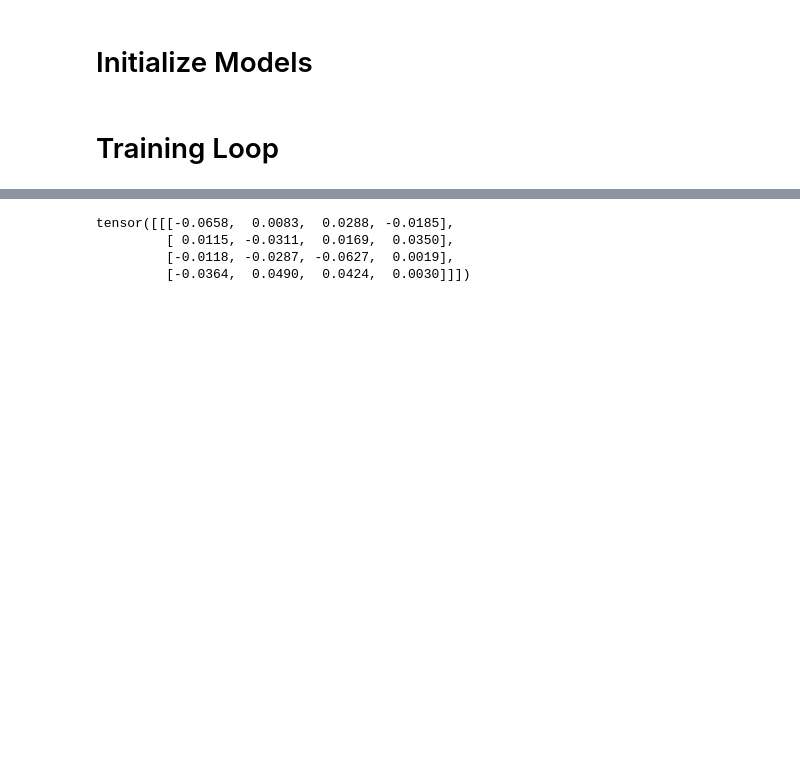
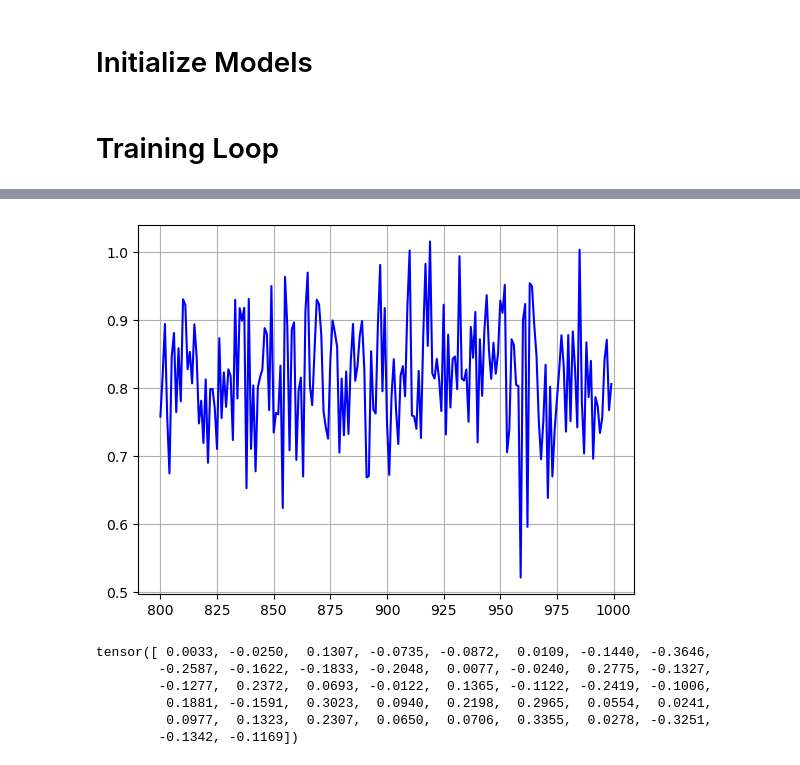
Before and after one commit to Wikcio1618/conn4-rl, a Jupyter notebook: lab.ipynb, the cells around one changed output, grey strips where cells are left out. Cells and saved outputs as stored; diff of their text form; code cells hidden in the pictures; blank space fills up the shorter version.

```diff
--- a/lab.ipynb
+++ b/lab.ipynb
@@ -107,11 +139,13 @@ def play_exp_game(agent1:Agent, agent2:Agent, type = 'greedy', eps = 0):
 # %%
 import torch.nn as nn
 
-def train_step(main_model:nn.Module, target_model:nn.Module, optimizer, replay_buffer, gamma, batch_size, loss_class):
+def train_step(main_model:nn.Module, target_model:nn.Module, optimizer, replay_buffer, gamma, batch_size, loss_class, device):
     if len(replay_buffer) < batch_size:
         return 0
 
     optimizer.zero_grad()
+    torch.nn.utils.clip_grad_norm_(main_model.parameters(), max_norm=1.0)
+
     main_model.train()
 
     batch = replay_buffer.sample(batch_size)
@@ -123,14 +157,13 @@ def train_step(main_model:nn.Module, target_model:nn.Module, optimizer, replay_b
     rewards = torch.tensor(np.array(rewards), dtype=torch.float32).to(device)
     next_states = torch.tensor(np.array(next_states), dtype=torch.float32).unsqueeze(1).to(device)
     dones = torch.tensor(np.array(dones), dtype=torch.int8).to(device)
-    # dones = torch.tensor([1 if flag else 0 for flag in equal_flags])
 
     q_values = main_model(states).gather(1, actions).squeeze()
 
     next_q_values = target_model(next_states).max(1)[0]
-    target_q_values = 0.3 * (rewards + gamma * next_q_values * (1-dones))
+    target_q_values = rewards + gamma * next_q_values * (1-dones)
 
-    loss = loss_class()(q_values, target_q_values)
+    loss = loss_class(q_values, target_q_values.detach())
 
     loss.backward()
     optimizer.step()
@@ -241,10 +298,17 @@ for t in tqdm(range(epochs)):
+# %%
+plt.plot(times[800:1000], losses[800:1000], 'b-')
+plt.grid()
+# %% [output]
+[figure, added]
 # %%
-main_model.state_dict()['conv1.weight'][0]
+main_model.state_dict()['fc1.weight'][4]
 # %% [output]
-tensor([[[-0.0658,  0.0083,  0.0288, -0.0185],
-         [ 0.0115, -0.0311,  0.0169,  0.0350],
-         [-0.0118, -0.0287, -0.0627,  0.0019],
-         [-0.0364,  0.0490,  0.0424,  0.0030]]])
+tensor([ 0.0033, -0.0250,  0.1307, -0.0735, -0.0872,  0.0109, -0.1440, -0.3646,
+        -0.2587, -0.1622, -0.1833, -0.2048,  0.0077, -0.0240,  0.2775, -0.1327,
+        -0.1277,  0.2372,  0.0693, -0.0122,  0.1365, -0.1122, -0.2419, -0.1006,
+         0.1881, -0.1591,  0.3023,  0.0940,  0.2198,  0.2965,  0.0554,  0.0241,
+         0.0977,  0.1323,  0.2307,  0.0650,  0.0706,  0.3355,  0.0278, -0.3251,
+        -0.1342, -0.1169])
 # %%
 replay_buffer.sample(1)
 # %% [output]
```
Also changed, not shown: parts of 10 cells of this notebook, 4 other files.
